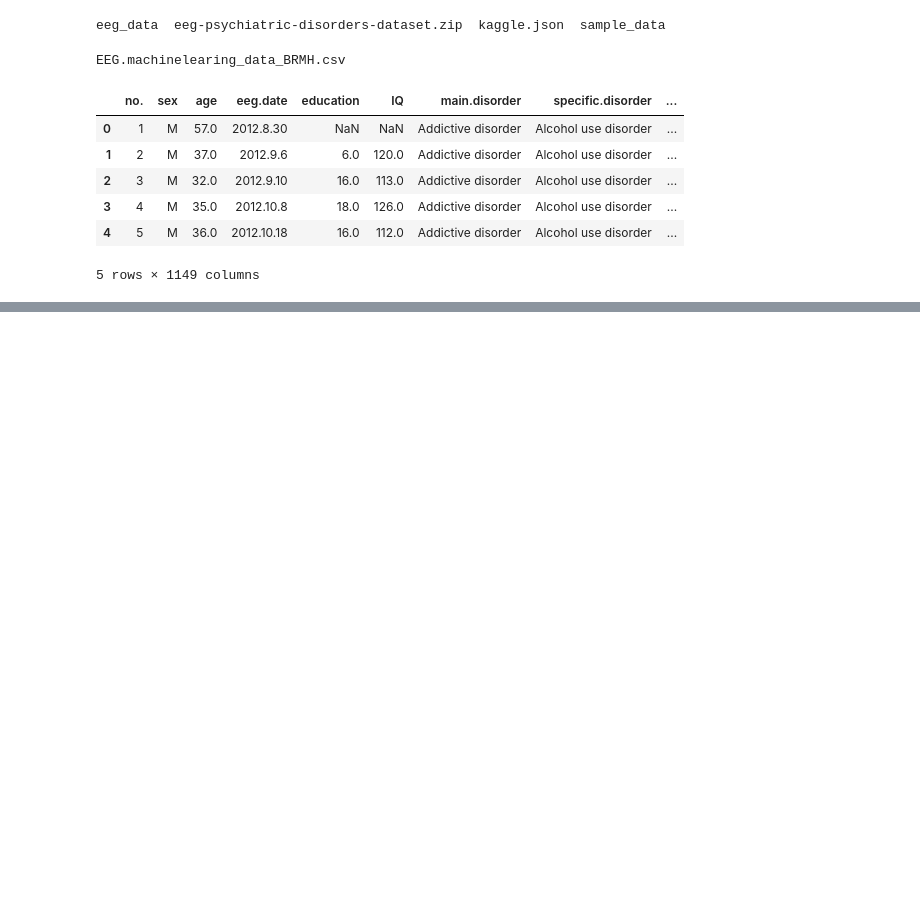
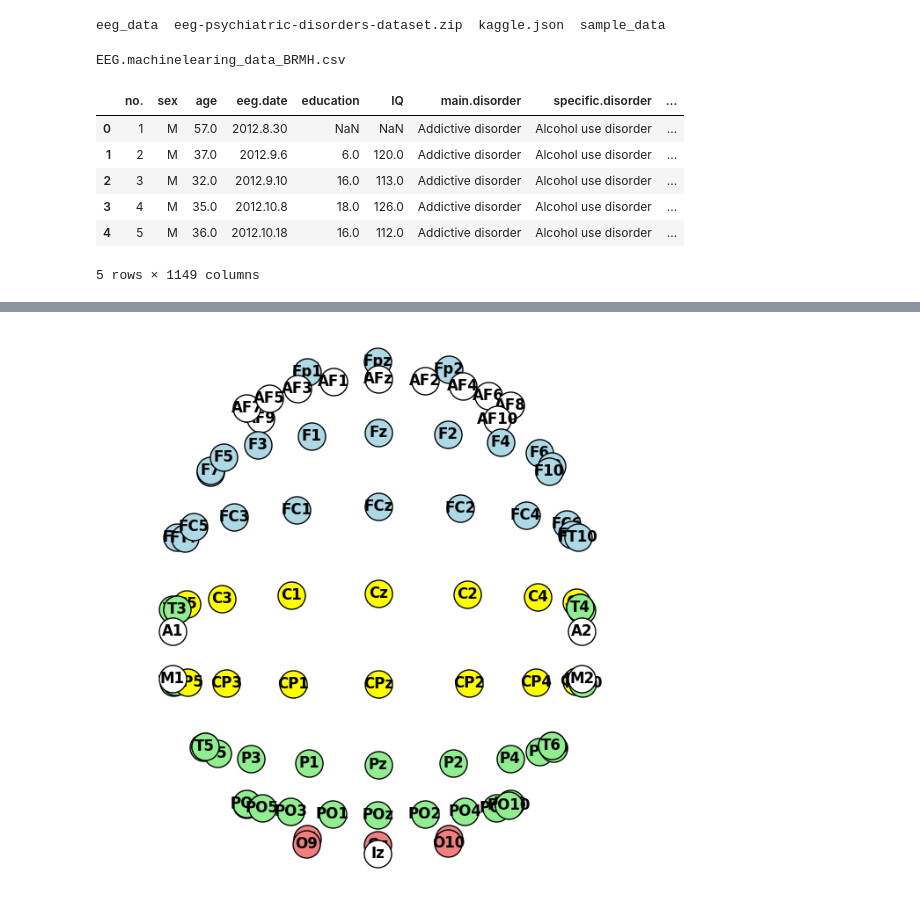
Before and after one commit to snmkrhn/EEG-Sinyalleri-ile-Psikiyatrik-Bozukluklar-n-Tespiti, a Jupyter notebook: EEG_Sinyalleri_ile_Psikiyatrik_Bozuklukların.ipynb, the cells around one changed output, grey strips where cells are left out. Drawn from its saved outputs; the diff is of its cells as text; code cells hidden in the pictures; blank space fills up the shorter version.

```diff
--- a/EEG_Sinyalleri_ile_Psikiyatrik_Bozuklukların.ipynb
+++ b/EEG_Sinyalleri_ile_Psikiyatrik_Bozuklukların.ipynb
@@ -68,0 +143,55 @@ df.head()
+# %%
+import numpy as np
+import matplotlib.pyplot as plt
+import mne
+
+# 10-20 sistemine göre EEG elektrot yerleşimi
+montage = mne.channels.make_standard_montage("standard_1020")
+
+# Elektrot noktalarını al
+ch_positions = montage.get_positions()['ch_pos']
+
+# X ve Y koordinatlarını al
+xy_coords = np.array([ch_positions[ch][:2] for ch in montage.ch_names])
+
+# Elektrot isimlerini al
+labels = montage.ch_names
+
+# Renkleri belirle (frontal, parietal, occipital gibi farklı bölgeler için)
+colors = {
+    'F': 'lightblue',   # Frontal lob
+    'C': 'yellow',      # Central bölge
+    'P': 'lightgreen',  # Parietal lob
+    'O': 'lightcoral',  # Oksipital lob
+    'T': 'lightgreen',  # Temporal lob
+}
+
+fig, ax = plt.subplots(figsize=(8, 8))  # Grafik boyutunu büyüttüm
+
+# Beyin şekli çizimi
+circle = plt.Circle((0, 0), 0.5, color='black', fill=False)
+ax.add_artist(circle)
+
+# Elektrot noktalarını çiz
+for i, (x, y) in enumerate(xy_coords):
+    region = labels[i][0]  # İlk harf ile bölge belirle
+    color = colors.get(region, 'white')  # Bölgeye göre renk seç
+
+    # Elektrot noktası çiz
+    ax.scatter(x, y, color=color, edgecolors='black', s=500, zorder=3)
+
+    # Elektrot ismini yaz
+    ax.text(x, y, labels[i], fontsize=12, ha='center', va='center', fontweight='bold')
+
+ax.set_xlim(-0.6, 0.6)
+ax.set_ylim(-0.6, 0.6)
+ax.set_xticks([])
+ax.set_yticks([])
+ax.set_frame_on(False)
+
+# 🔥 Eksenleri eşit oranda ölçeklendir
+plt.axis("equal")
+
+plt.show()
+# %% [output]
+[figure, added]
```
Also changed, not shown: parts of 6 cells of this notebook.
